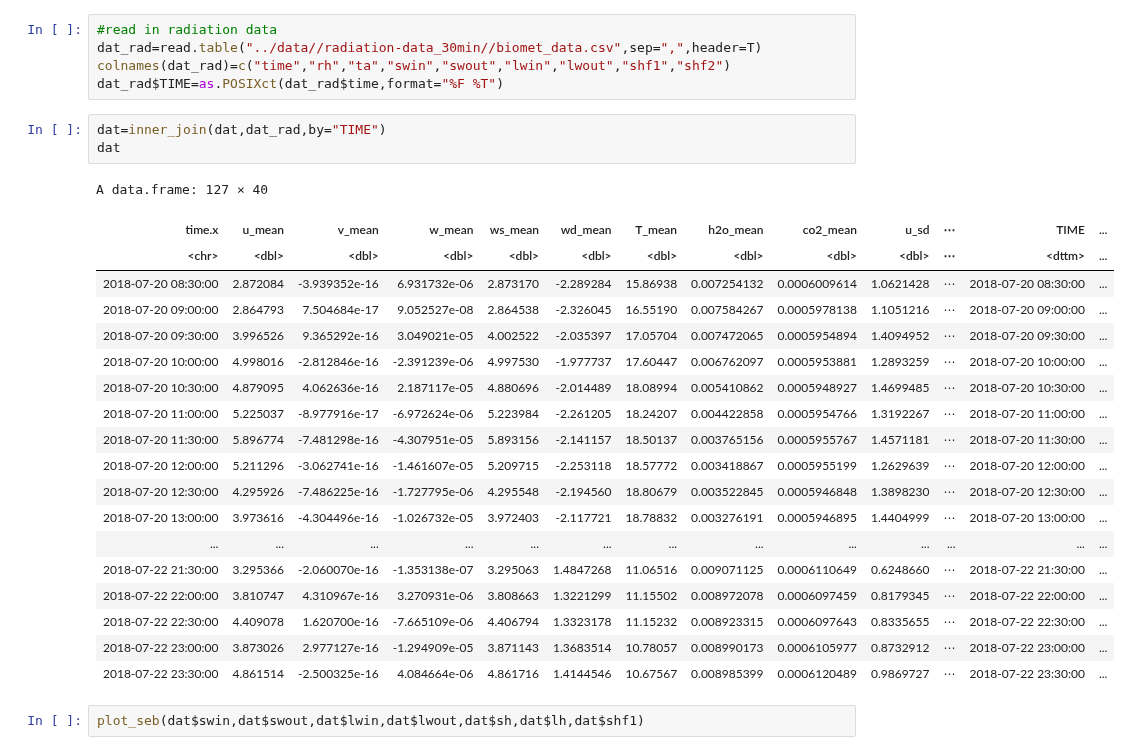
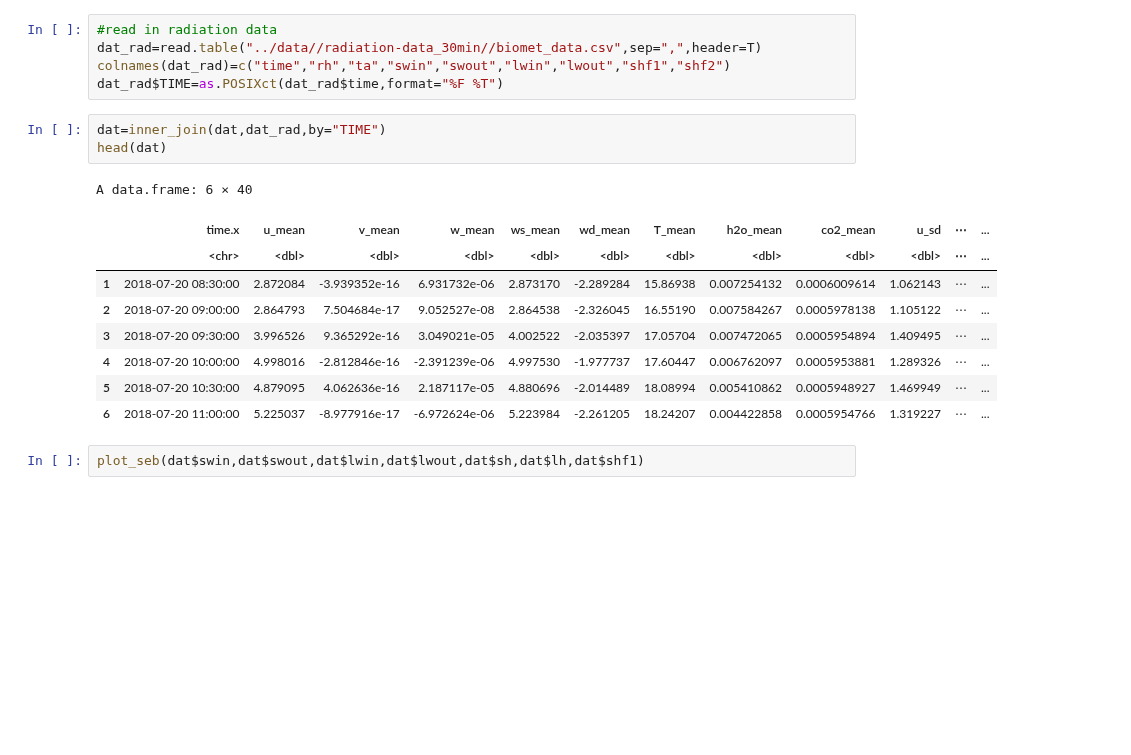
Before and after one commit to noctiluc3nt/ec_analyze, a Jupyter notebook: notebooks/07_surface-energy-balance.ipynb, the cells around one changed output. Drawn from its saved outputs; the diff is of its cells as text; blank space fills up the shorter version.

```diff
--- a/notebooks/07_surface-energy-balance.ipynb
+++ b/notebooks/07_surface-energy-balance.ipynb
@@ -63,27 +47,17 @@ colnames(dat_rad)=c("time","rh","ta","swin","swout","lwin","lwout","shf1","shf2"
 dat_rad$TIME=as.POSIXct(dat_rad$time,format="%F %T")
 # %%
 dat=inner_join(dat,dat_rad,by="TIME")
-dat
+head(dat)
 # %% [output]
-A data.frame: 127 × 40
+A data.frame: 6 × 40
-| time.x | u_mean | v_mean | w_mean | ws_mean | wd_mean | T_mean | h2o_mean | co2_mean | u_sd | ⋯ | TIME | ... |
-| <chr> | <dbl> | <dbl> | <dbl> | <dbl> | <dbl> | <dbl> | <dbl> | <dbl> | <dbl> | ⋯ | <dttm> | ... |
-| 2018-07-20 08:30:00 | 2.872084 | -3.939352e-16 | 6.931732e-06 | 2.873170 | -2.289284 | 15.86938 | 0.007254132 | 0.0006009614 | 1.0621428 | ⋯ | 2018-07-20 08:30:00 | ... |
-| 2018-07-20 09:00:00 | 2.864793 | 7.504684e-17 | 9.052527e-08 | 2.864538 | -2.326045 | 16.55190 | 0.007584267 | 0.0005978138 | 1.1051216 | ⋯ | 2018-07-20 09:00:00 | ... |
-| 2018-07-20 09:30:00 | 3.996526 | 9.365292e-16 | 3.049021e-05 | 4.002522 | -2.035397 | 17.05704 | 0.007472065 | 0.0005954894 | 1.4094952 | ⋯ | 2018-07-20 09:30:00 | ... |
-| 2018-07-20 10:00:00 | 4.998016 | -2.812846e-16 | -2.391239e-06 | 4.997530 | -1.977737 | 17.60447 | 0.006762097 | 0.0005953881 | 1.2893259 | ⋯ | 2018-07-20 10:00:00 | ... |
-| 2018-07-20 10:30:00 | 4.879095 | 4.062636e-16 | 2.187117e-05 | 4.880696 | -2.014489 | 18.08994 | 0.005410862 | 0.0005948927 | 1.4699485 | ⋯ | 2018-07-20 10:30:00 | ... |
-| 2018-07-20 11:00:00 | 5.225037 | -8.977916e-17 | -6.972624e-06 | 5.223984 | -2.261205 | 18.24207 | 0.004422858 | 0.0005954766 | 1.3192267 | ⋯ | 2018-07-20 11:00:00 | ... |
-| 2018-07-20 11:30:00 | 5.896774 | -7.481298e-16 | -4.307951e-05 | 5.893156 | -2.141157 | 18.50137 | 0.003765156 | 0.0005955767 | 1.4571181 | ⋯ | 2018-07-20 11:30:00 | ... |
-| 2018-07-20 12:00:00 | 5.211296 | -3.062741e-16 | -1.461607e-05 | 5.209715 | -2.253118 | 18.57772 | 0.003418867 | 0.0005955199 | 1.2629639 | ⋯ | 2018-07-20 12:00:00 | ... |
-| 2018-07-20 12:30:00 | 4.295926 | -7.486225e-16 | -1.727795e-06 | 4.295548 | -2.194560 | 18.80679 | 0.003522845 | 0.0005946848 | 1.3898230 | ⋯ | 2018-07-20 12:30:00 | ... |
-| 2018-07-20 13:00:00 | 3.973616 | -4.304496e-16 | -1.026732e-05 | 3.972403 | -2.117721 | 18.78832 | 0.003276191 | 0.0005946895 | 1.4404999 | ⋯ | 2018-07-20 13:00:00 | ... |
-| ... | ... | ... | ... | ... | ... | ... | ... | ... | ... | ... | ... | ... |
-| 2018-07-22 21:30:00 | 3.295366 | -2.060070e-16 | -1.353138e-07 | 3.295063 | 1.4847268 | 11.06516 | 0.009071125 | 0.0006110649 | 0.6248660 | ⋯ | 2018-07-22 21:30:00 | ... |
-| 2018-07-22 22:00:00 | 3.810747 | 4.310967e-16 | 3.270931e-06 | 3.808663 | 1.3221299 | 11.15502 | 0.008972078 | 0.0006097459 | 0.8179345 | ⋯ | 2018-07-22 22:00:00 | ... |
-| 2018-07-22 22:30:00 | 4.409078 | 1.620700e-16 | -7.665109e-06 | 4.406794 | 1.3323178 | 11.15232 | 0.008923315 | 0.0006097643 | 0.8335655 | ⋯ | 2018-07-22 22:30:00 | ... |
-| 2018-07-22 23:00:00 | 3.873026 | 2.977127e-16 | -1.294909e-05 | 3.871143 | 1.3683514 | 10.78057 | 0.008990173 | 0.0006105977 | 0.8732912 | ⋯ | 2018-07-22 23:00:00 | ... |
-| 2018-07-22 23:30:00 | 4.861514 | -2.500325e-16 | 4.084664e-06 | 4.861716 | 1.4144546 | 10.67567 | 0.008985399 | 0.0006120489 | 0.9869727 | ⋯ | 2018-07-22 23:30:00 | ... |
+|  | time.x | u_mean | v_mean | w_mean | ws_mean | wd_mean | T_mean | h2o_mean | co2_mean | u_sd | ⋯ | ... |
+|  | <chr> | <dbl> | <dbl> | <dbl> | <dbl> | <dbl> | <dbl> | <dbl> | <dbl> | <dbl> | ⋯ | ... |
+| 1 | 2018-07-20 08:30:00 | 2.872084 | -3.939352e-16 | 6.931732e-06 | 2.873170 | -2.289284 | 15.86938 | 0.007254132 | 0.0006009614 | 1.062143 | ⋯ | ... |
+| 2 | 2018-07-20 09:00:00 | 2.864793 | 7.504684e-17 | 9.052527e-08 | 2.864538 | -2.326045 | 16.55190 | 0.007584267 | 0.0005978138 | 1.105122 | ⋯ | ... |
+| 3 | 2018-07-20 09:30:00 | 3.996526 | 9.365292e-16 | 3.049021e-05 | 4.002522 | -2.035397 | 17.05704 | 0.007472065 | 0.0005954894 | 1.409495 | ⋯ | ... |
+| 4 | 2018-07-20 10:00:00 | 4.998016 | -2.812846e-16 | -2.391239e-06 | 4.997530 | -1.977737 | 17.60447 | 0.006762097 | 0.0005953881 | 1.289326 | ⋯ | ... |
+| 5 | 2018-07-20 10:30:00 | 4.879095 | 4.062636e-16 | 2.187117e-05 | 4.880696 | -2.014489 | 18.08994 | 0.005410862 | 0.0005948927 | 1.469949 | ⋯ | ... |
+| 6 | 2018-07-20 11:00:00 | 5.225037 | -8.977916e-17 | -6.972624e-06 | 5.223984 | -2.261205 | 18.24207 | 0.004422858 | 0.0005954766 | 1.319227 | ⋯ | ... |
 # %%
 plot_seb(dat$swin,dat$swout,dat$lwin,dat$lwout,dat$sh,dat$lh,dat$shf1)
 # %% [output]
```
Also changed, not shown: parts of 5 cells of this notebook, 55 other files.
